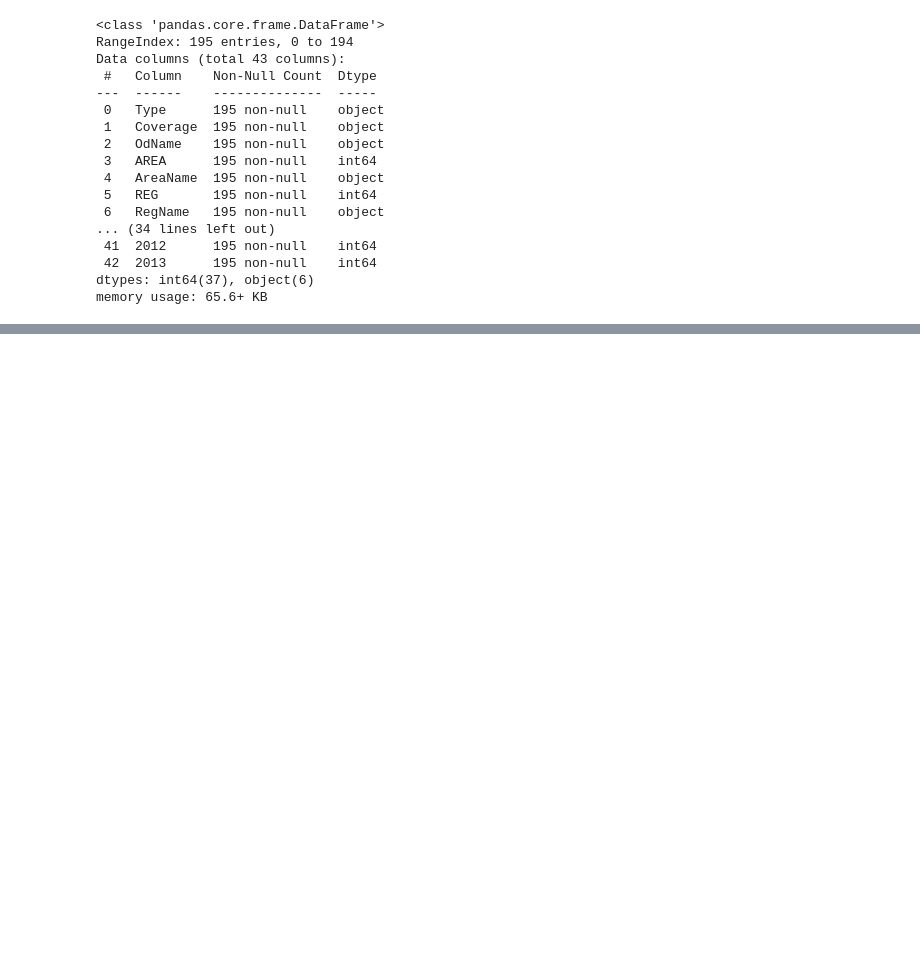
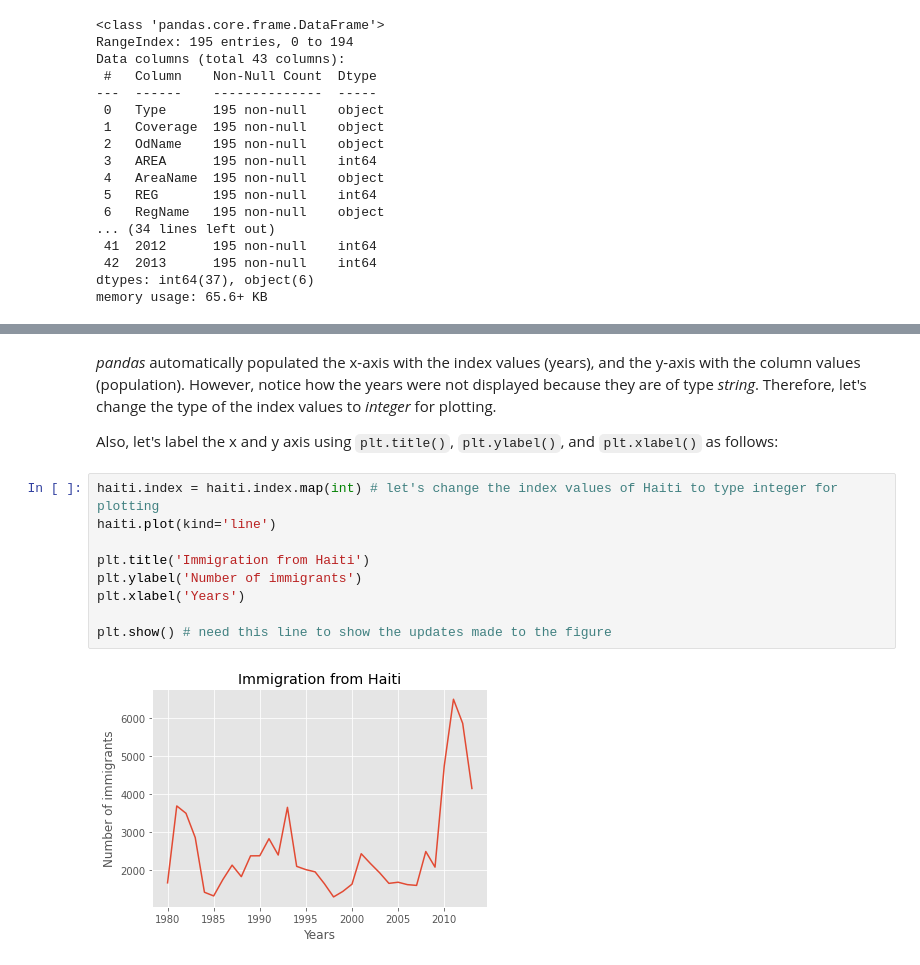
Before and after one commit to daddyawesome/data_science, a Jupyter notebook: _notebooks/2020_04_01_DataVisualization.ipynb, the cells around one changed output, grey strips where cells are left out. Saved outputs shown, nothing was run; the diff lists cells and outputs as text; blank space fills up the shorter version.

```diff
--- a/_notebooks/2020_04_01_DataVisualization.ipynb
+++ b/_notebooks/2020_04_01_DataVisualization.ipynb
@@ -346,0 +558,15 @@ And another {% fn 2 %}
+# %% [markdown]
+*pandas* automatically populated the x-axis with the index values (years), and the y-axis with the column values (population). However, notice how the years were not displayed because they are of type *string*. Therefore, let's change the type of the index values to *integer* for plotting.
+
+Also, let's label the x and y axis using `plt.title()`, `plt.ylabel()`, and `plt.xlabel()` as follows:
+# %%
+haiti.index = haiti.index.map(int) # let's change the index values of Haiti to type integer for plotting
+haiti.plot(kind='line')
+
+plt.title('Immigration from Haiti')
+plt.ylabel('Number of immigrants')
+plt.xlabel('Years')
+
+plt.show() # need this line to show the updates made to the figure
+# %% [output]
+[figure, added]
```
Also changed, not shown: parts of 100 cells of this notebook.
